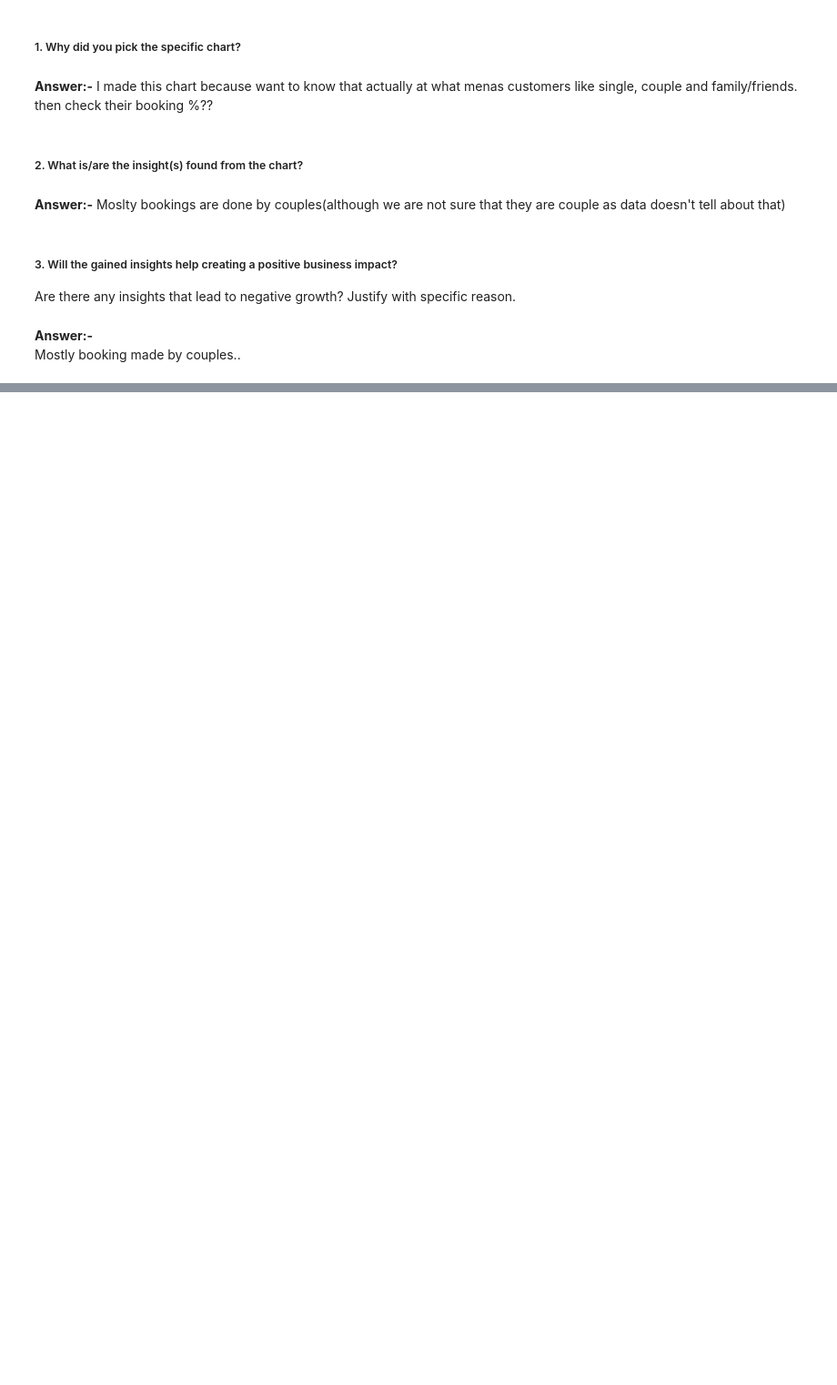
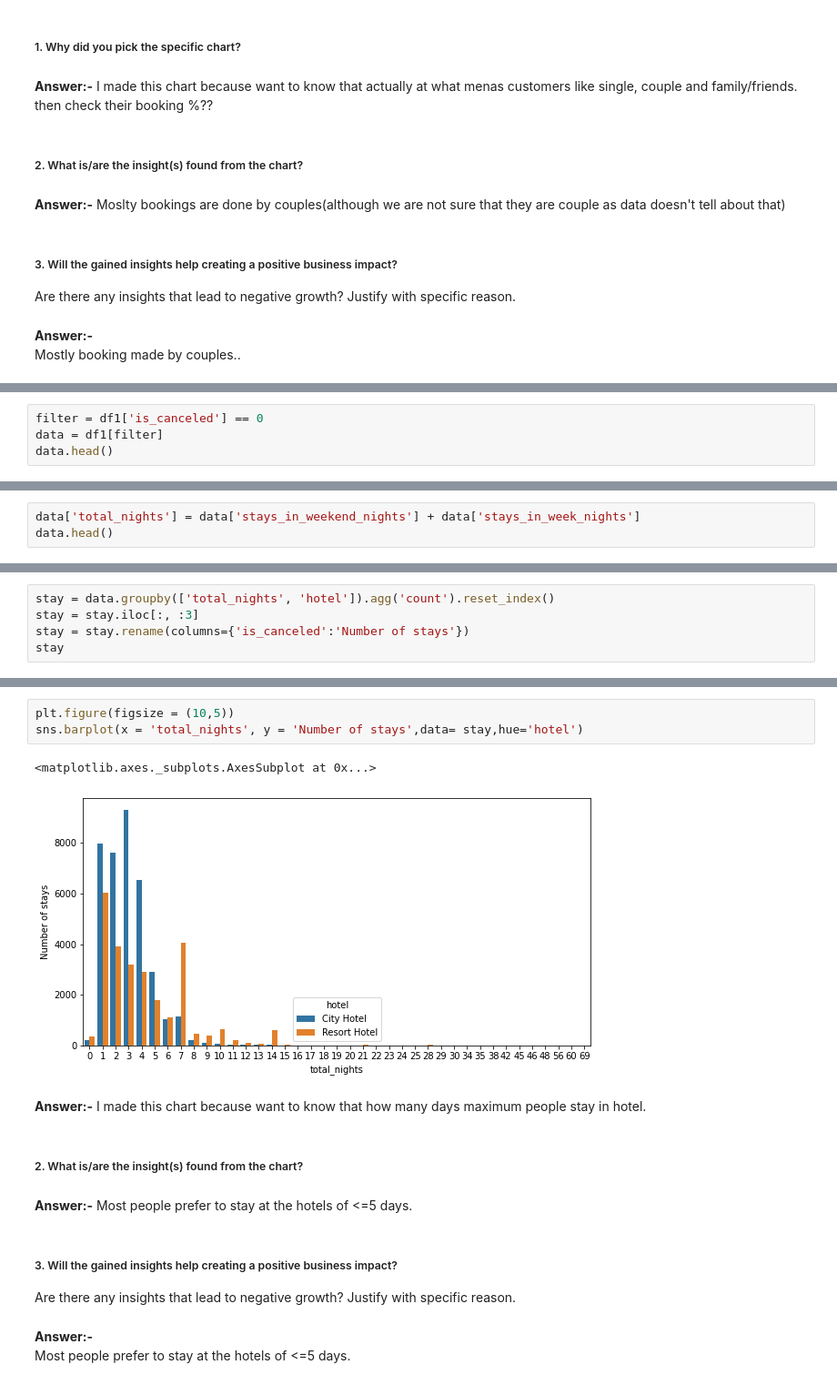
Before and after one commit to Tapomay1/Hotel-Booking-Analysis_EDA, a Jupyter notebook: Hotel_Booking_Analysis_EDA.ipynb, the cells around one changed output, grey strips where cells are left out. Shown: that part at 91% size. Cells and saved outputs as stored; diff of their text form; blank space fills up the shorter version.

```diff
--- a/Hotel_Booking_Analysis_EDA.ipynb
+++ b/Hotel_Booking_Analysis_EDA.ipynb
@@ -1086,0 +1152,4 @@ Mostly booking made by couples..
+# %%
+filter = df1['is_canceled'] == 0
+data = df1[filter]
+data.head()
@@ -1086,0 +1164,3 @@ Mostly booking made by couples..
+# %%
+data['total_nights'] = data['stays_in_weekend_nights'] + data['stays_in_week_nights']
+data.head()
@@ -1086,0 +1179,5 @@ Mostly booking made by couples..
+# %%
+stay = data.groupby(['total_nights', 'hotel']).agg('count').reset_index()
+stay = stay.iloc[:, :3]
+stay = stay.rename(columns={'is_canceled':'Number of stays'})
+stay
@@ -1086,0 +1198,19 @@ Mostly booking made by couples..
+# %%
+plt.figure(figsize = (10,5))
+sns.barplot(x = 'total_nights', y = 'Number of stays',data= stay,hue='hotel')
+# %% [output]
+<matplotlib.axes._subplots.AxesSubplot at 0x...>
+[figure, added]
+# %% [markdown]
+**Answer:-** I made this chart because want to know that how many days maximum people stay in hotel.
+# %% [markdown]
+##### 2. What is/are the insight(s) found from the chart?
+# %% [markdown]
+**Answer:-** Most people prefer to stay at the hotels of <=5 days.
+# %% [markdown]
+##### 3. Will the gained insights help creating a positive business impact?
+Are there any insights that lead to negative growth? Justify with specific reason.
+# %% [markdown]
+**Answer:-**
+\
+Most people prefer to stay at the hotels of <=5 days.
```
Also changed, not shown: parts of 30 cells of this notebook.
